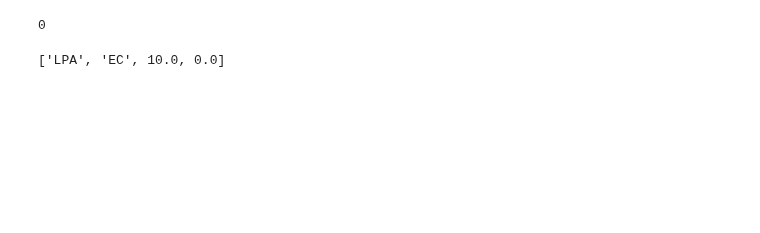
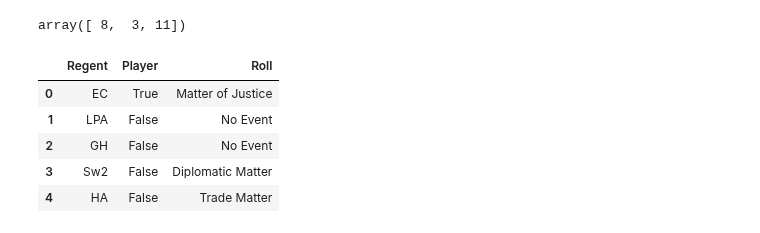
Before and after one commit to NeverForged/Regency, a Jupyter notebook: Untitled.ipynb, the cells around one changed output. Cells and saved outputs as stored; diff of their text form; code cells hidden in the pictures; blank space fills up the shorter version.

```diff
--- a/Untitled.ipynb
+++ b/Untitled.ipynb
@@ -423,8 +445,34 @@ temp = temp[temp['Other']=='EC']
-# %%
-temp.index[0]
-# %% [output]
-0
-# %%
-list(temp.values[0])
-# %% [output]
-['LPA', 'EC', 10.0, 0.0]
+# %%
+np.random.random_integers(2,20,3)
+# %% [output]
+array([ 8,  3, 11])
+# %%
+temp = regents[['Regent', 'Player']].copy()
+# roll 2d10
+temp['Roll'] = np.random.randint(1,10,temp.shape[0])+np.random.randint(1,10,temp.shape[0])
+temp['Roll'] = temp['Roll'].astype(str)
+# consult chart
+temp['Roll'] = temp['Roll'].str.replace('20', 'Magical Event')
+temp['Roll'] = temp['Roll'].str.replace('19', 'Great Captain or Heresey')
+temp['Roll'] = temp['Roll'].str.replace('18', 'Matter of Justice')
+temp['Roll'] = temp['Roll'].str.replace('17', 'Unrest or Rebellion')
+temp['Roll'] = temp['Roll'].str.replace('16', 'Intrigue')
+temp['Roll'] = temp['Roll'].str.replace('15', 'Trade Matter')
+temp['Roll'] = temp['Roll'].str.replace('14', 'Monsters')
+temp['Roll'] = temp['Roll'].str.replace('13', 'Brigandage')
+temp['Roll'] = temp['Roll'].str.replace('12', 'No Event').replace('11', 'No Event').replace('10', 'No Event').replace('9', 'No Event')
+temp['Roll'] = temp['Roll'].str.replace('8', 'Corruption/Crime')
+temp['Roll'] = temp['Roll'].str.replace('7', 'Diplomatic Matter')
+temp['Roll'] = temp['Roll'].str.replace('6', 'Natural Event')
+temp['Roll'] = temp['Roll'].str.replace('5', 'Feud')
+temp['Roll'] = temp['Roll'].str.replace('4', 'Festival')
+temp['Roll'] = temp['Roll'].str.replace('3', 'Assassination')
+temp['Roll'] = temp['Roll'].str.replace('2', 'Blood Challenge')
+temp.head()
+# %% [output]
+|  | Regent | Player | Roll |
+| 0 | EC | True | Matter of Justice |
+| 1 | LPA | False | No Event |
+| 2 | GH | False | No Event |
+| 3 | Sw2 | False | Diplomatic Matter |
+| 4 | HA | False | Trade Matter |
```
Also changed, not shown: parts of 10 cells of this notebook, 2 other files.
